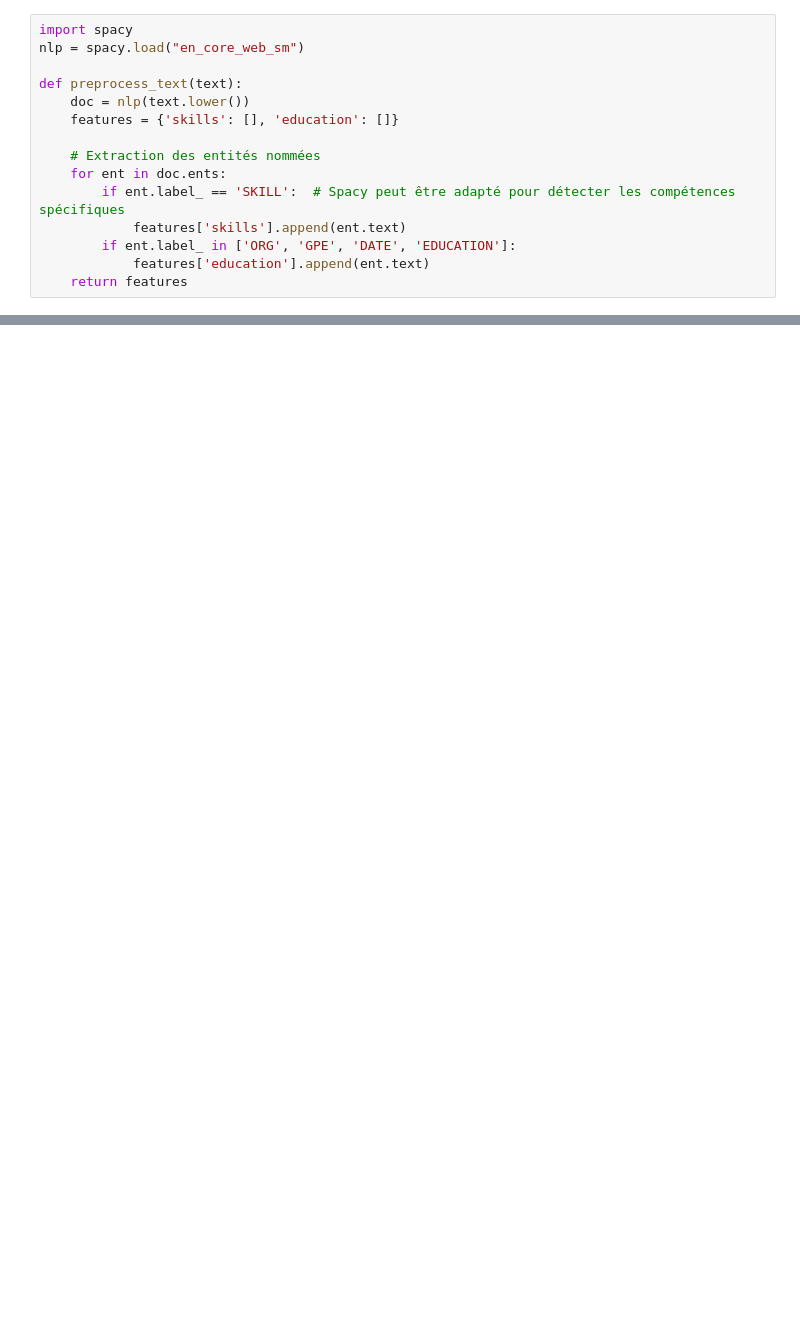
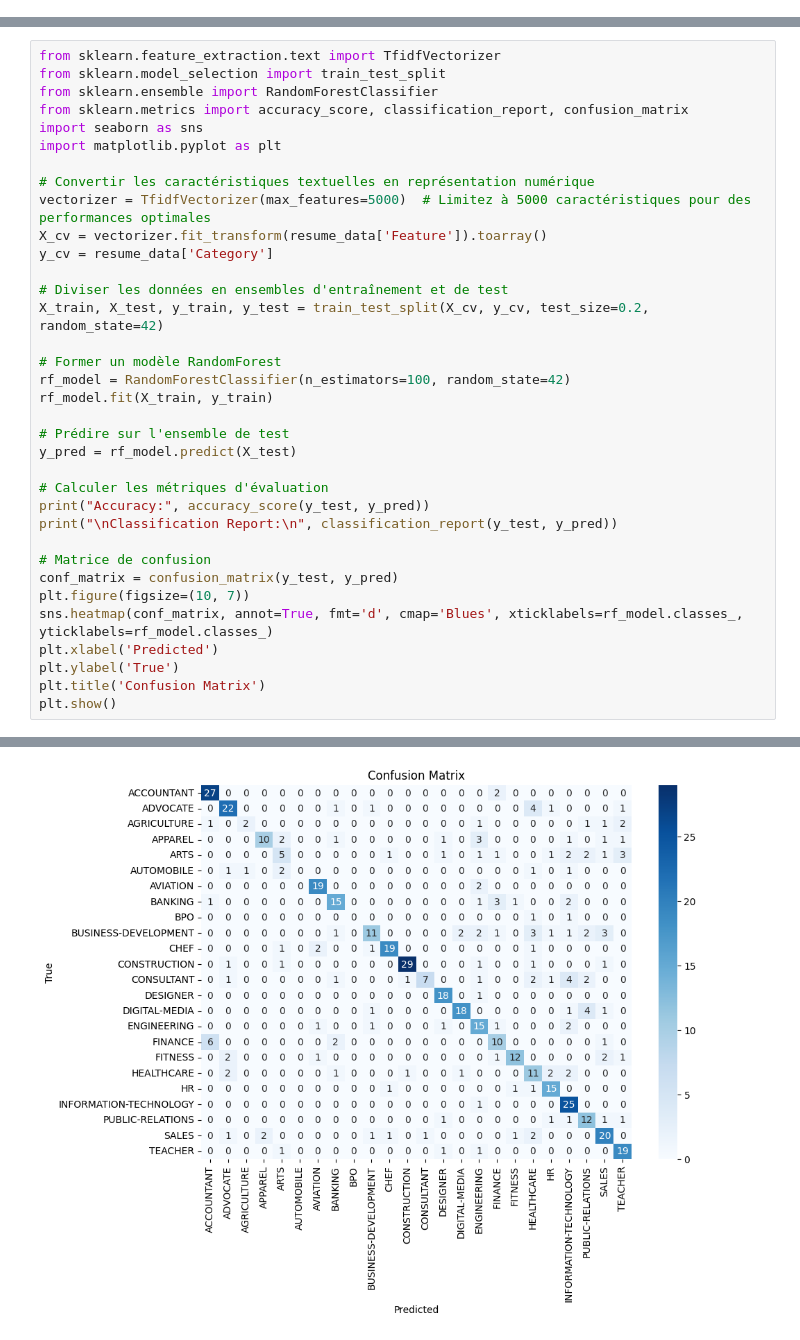
Before and after one commit to GarouachiMonia/Association-Rules, a Jupyter notebook: Code.ipynb, the cells around one changed output, grey strips where cells are left out. Cells and saved outputs as stored; diff of their text form; blank space fills up the shorter version.

```diff
--- a/Code.ipynb
+++ b/Code.ipynb
@@ -75,15 +2,0 @@ Accuracy: 0.6720321931589537
-# %%
-import spacy
-nlp = spacy.load("en_core_web_sm")
-
-def preprocess_text(text):
-    doc = nlp(text.lower())
-    features = {'skills': [], 'education': []}
-
-    # Extraction des entités nommées
-    for ent in doc.ents:
-        if ent.label_ == 'SKILL':  # Spacy peut être adapté pour détecter les compétences spécifiques
-            features['skills'].append(ent.text)
-        if ent.label_ in ['ORG', 'GPE', 'DATE', 'EDUCATION']:
-            features['education'].append(ent.text)
-    return features
@@ -432,0 +258,36 @@ Fichiers dans le répertoire: ['DIGITAL-MEDIA', 'FITNESS', 'TEACHER', 'HR', 'FIN
+# %%
+from sklearn.feature_extraction.text import TfidfVectorizer
+from sklearn.model_selection import train_test_split
+from sklearn.ensemble import RandomForestClassifier
+from sklearn.metrics import accuracy_score, classification_report, confusion_matrix
+import seaborn as sns
+import matplotlib.pyplot as plt
+
+# Convertir les caractéristiques textuelles en représentation numérique
+vectorizer = TfidfVectorizer(max_features=5000)  # Limitez à 5000 caractéristiques pour des performances optimales
+X_cv = vectorizer.fit_transform(resume_data['Feature']).toarray()
+y_cv = resume_data['Category']
+
+# Diviser les données en ensembles d'entraînement et de test
+X_train, X_test, y_train, y_test = train_test_split(X_cv, y_cv, test_size=0.2, random_state=42)
+
+# Former un modèle RandomForest
+rf_model = RandomForestClassifier(n_estimators=100, random_state=42)
+rf_model.fit(X_train, y_train)
+
+# Prédire sur l'ensemble de test
+y_pred = rf_model.predict(X_test)
+
+# Calculer les métriques d'évaluation
+print("Accuracy:", accuracy_score(y_test, y_pred))
+print("\nClassification Report:\n", classification_report(y_test, y_pred))
+
+# Matrice de confusion
+conf_matrix = confusion_matrix(y_test, y_pred)
+plt.figure(figsize=(10, 7))
+sns.heatmap(conf_matrix, annot=True, fmt='d', cmap='Blues', xticklabels=rf_model.classes_, yticklabels=rf_model.classes_)
+plt.xlabel('Predicted')
+plt.ylabel('True')
+plt.title('Confusion Matrix')
+plt.show()
+# %% [output]
@@ -432,0 +311 @@ Fichiers dans le répertoire: ['DIGITAL-MEDIA', 'FITNESS', 'TEACHER', 'HR', 'FIN
+[figure, added]
```
Also changed, not shown: parts of 31 cells of this notebook.
